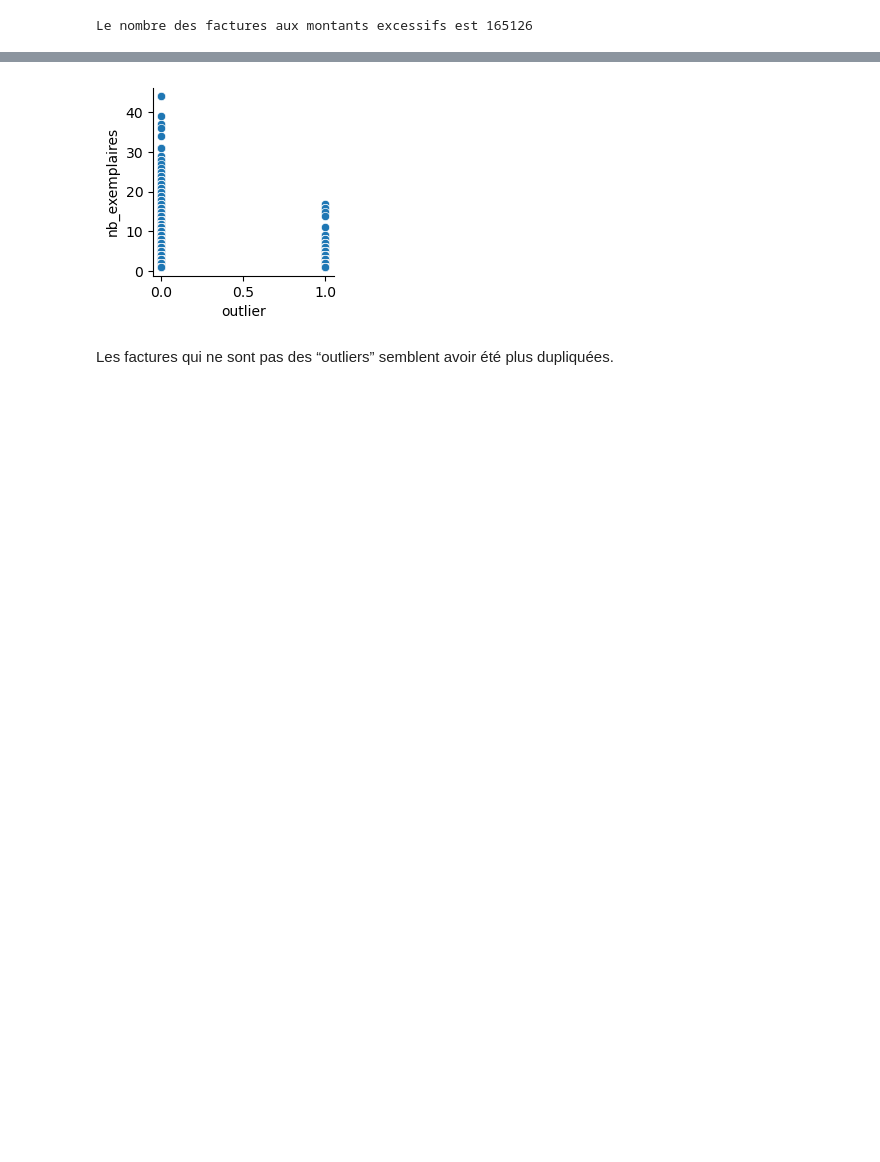
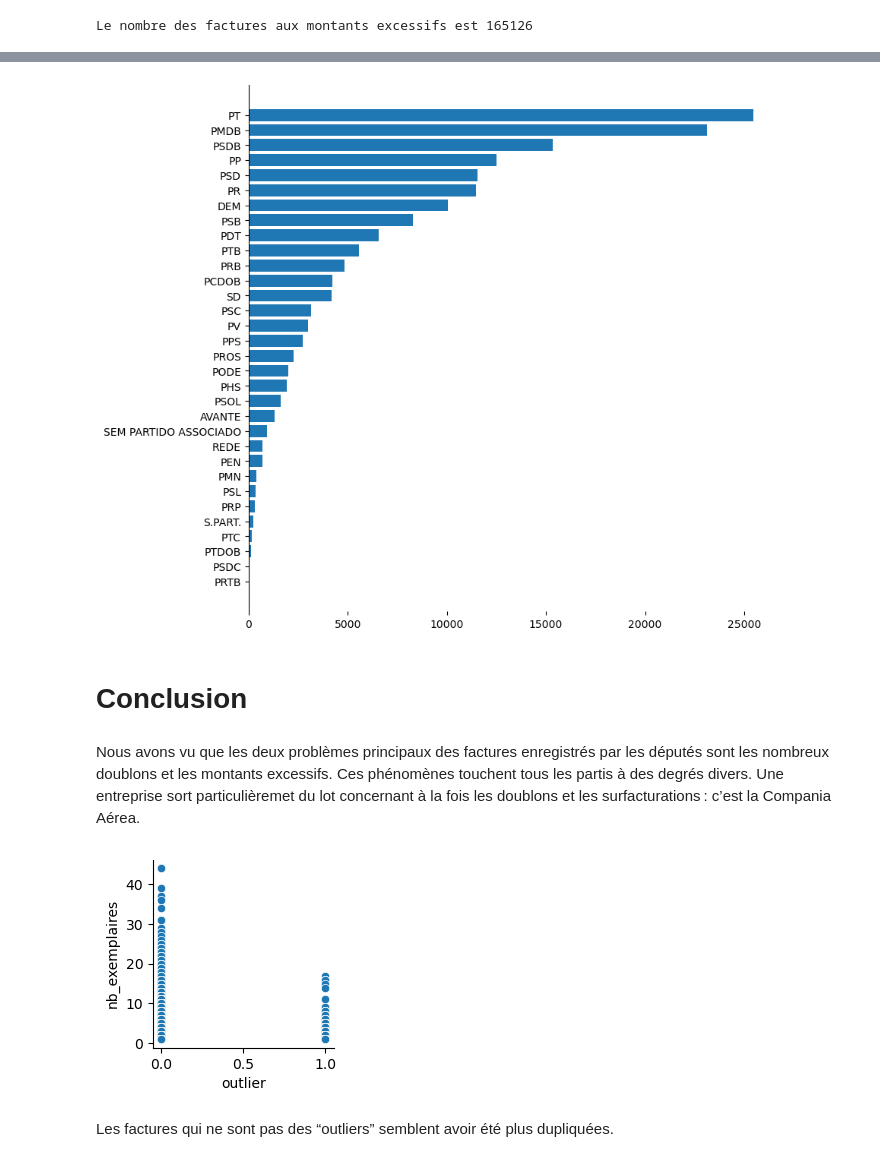
Before and after one commit to Listine/Travaux, a Jupyter notebook: Brazil_deputies_receipts.ipynb, the cells around one changed output, grey strips where cells are left out. Drawn from its saved outputs; the diff is of its cells as text; code cells hidden in the pictures; blank space fills up the shorter version.

```diff
--- a/Brazil_deputies_receipts.ipynb
+++ b/Brazil_deputies_receipts.ipynb
@@ -861 +923,13 @@ Le nombre des factures aux montants excessifs est 165126
+# %%
+factures_gonflées_parti = df[df['outlier']].groupby('political_party')['outlier'].value_counts().droplevel(1).sort_values()
+# %%
+fig, ax = plt.subplots(figsize = (9, 9))
+bar = plt.barh(factures_gonflées_parti.index, factures_gonflées_parti.values)
+ax.spines[['top', 'bottom', 'right']].set_visible(False)
+# %% [output]
+[figure, added]
+# %% [markdown]
+# Conclusion
+# %% [markdown]
+Nous avons vu que les deux problèmes principaux des factures enregistrés par les députés sont les nombreux doublons et les montants excessifs. Ces phénomènes touchent tous les partis à des degrés divers. Une entreprise sort particulièremet du lot concernant à la fois les doublons et les surfacturations : c’est la Compania Aérea.
 # %%
```
Also changed, not shown: parts of 50 cells of this notebook.
